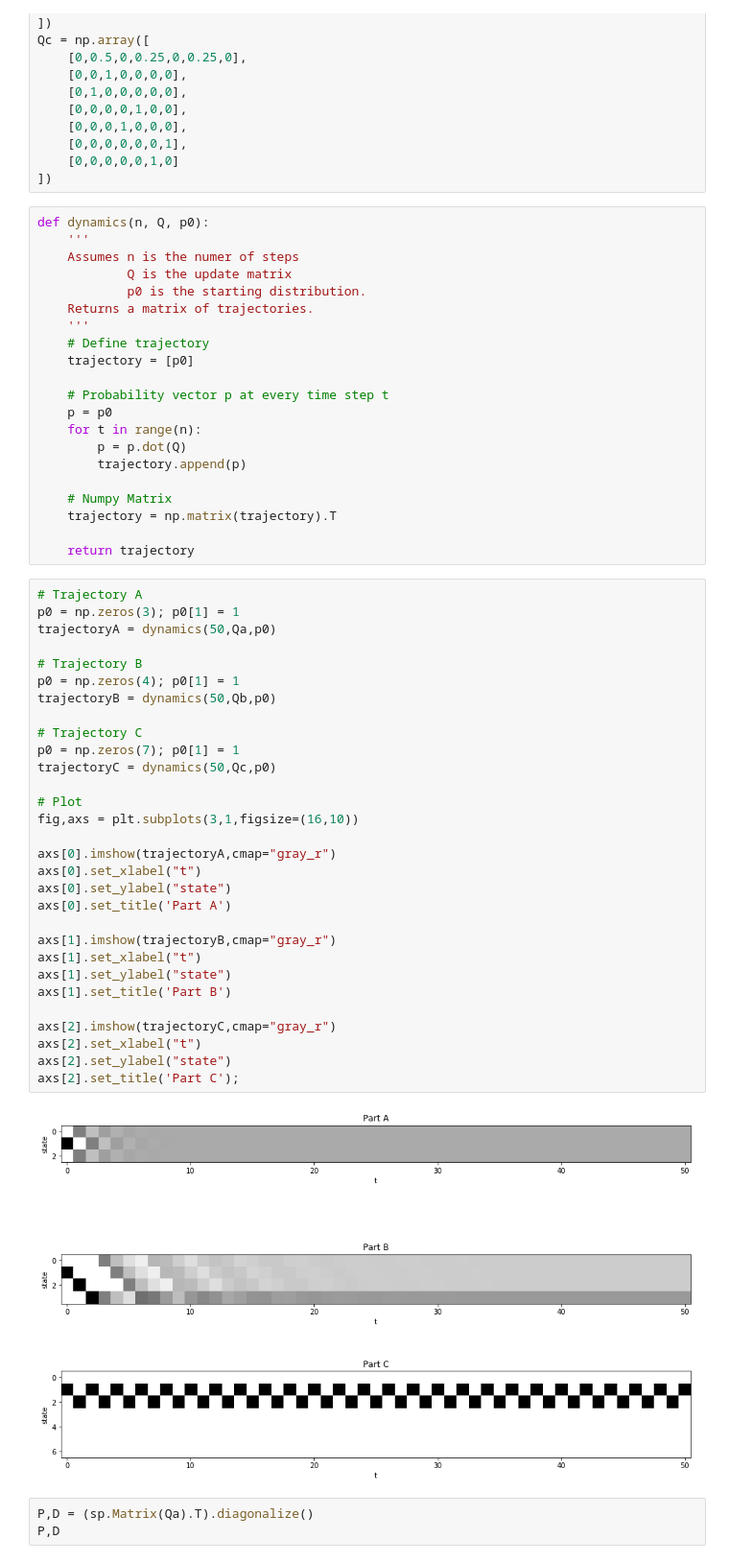
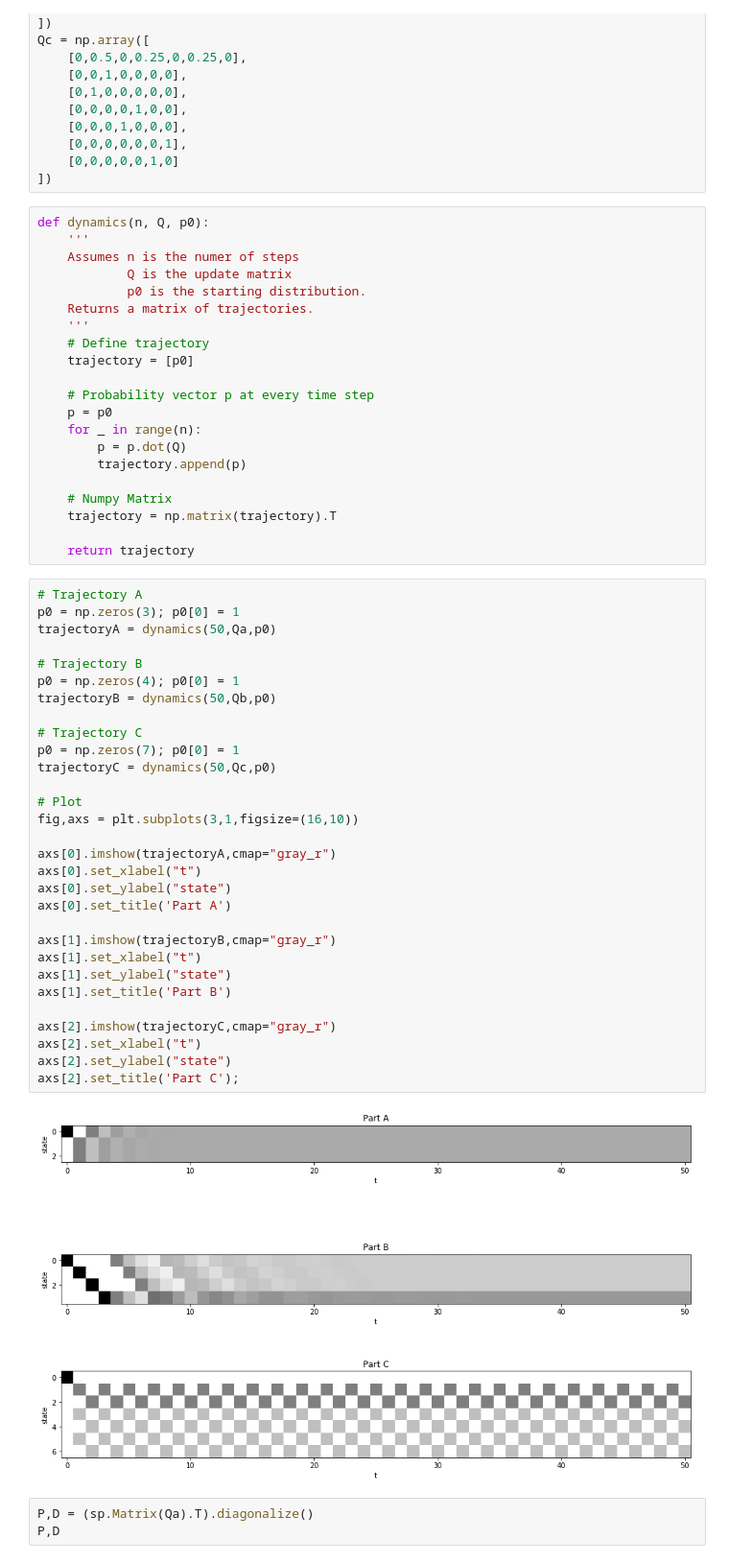
Before and after one commit to kegedy/EE502P, a Jupyter notebook: hw/kevin/HW08.ipynb, the cells around one changed output. Shown at 96% size. Cells and saved outputs as stored; diff of their text form.

```diff
--- a/hw/kevin/HW08.ipynb
+++ b/hw/kevin/HW08.ipynb
@@ -567,9 +567,9 @@ def dynamics(n, Q, p0):
     # Define trajectory
     trajectory = [p0]
 
-    # Probability vector p at every time step t
+    # Probability vector p at every time step
     p = p0
-    for t in range(n):
+    for _ in range(n):
         p = p.dot(Q)
         trajectory.append(p)
 
@@ -579,36 +579,36 @@ def dynamics(n, Q, p0):
     return trajectory
 # %%
 # Trajectory A
-p0 = np.zeros(3); p0[1] = 1
+p0 = np.zeros(3); p0[0] = 1
 trajectoryA = dynamics(50,Qa,p0)
 
 # Trajectory B
-p0 = np.zeros(4); p0[1] = 1
+p0 = np.zeros(4); p0[0] = 1
 trajectoryB = dynamics(50,Qb,p0)
 
 # Trajectory C
-p0 = np.zeros(7); p0[1] = 1
+p0 = np.zeros(7); p0[0] = 1
 trajectoryC = dynamics(50,Qc,p0)
 
 # Plot
 fig,axs = plt.subplots(3,1,figsize=(16,10))
 
 axs[0].imshow(trajectoryA,cmap="gray_r")
 axs[0].set_xlabel("t")
 axs[0].set_ylabel("state")
 axs[0].set_title('Part A')
 
 axs[1].imshow(trajectoryB,cmap="gray_r")
 axs[1].set_xlabel("t")
 axs[1].set_ylabel("state")
 axs[1].set_title('Part B')
 
 axs[2].imshow(trajectoryC,cmap="gray_r")
 axs[2].set_xlabel("t")
 axs[2].set_ylabel("state")
 axs[2].set_title('Part C');
 # %% [output]
-[figure, old version]
+[figure, new version]
 # %%
 P,D = (sp.Matrix(Qa).T).diagonalize()
 P,D
```
Also changed, not shown: parts of 10 cells of this notebook.
